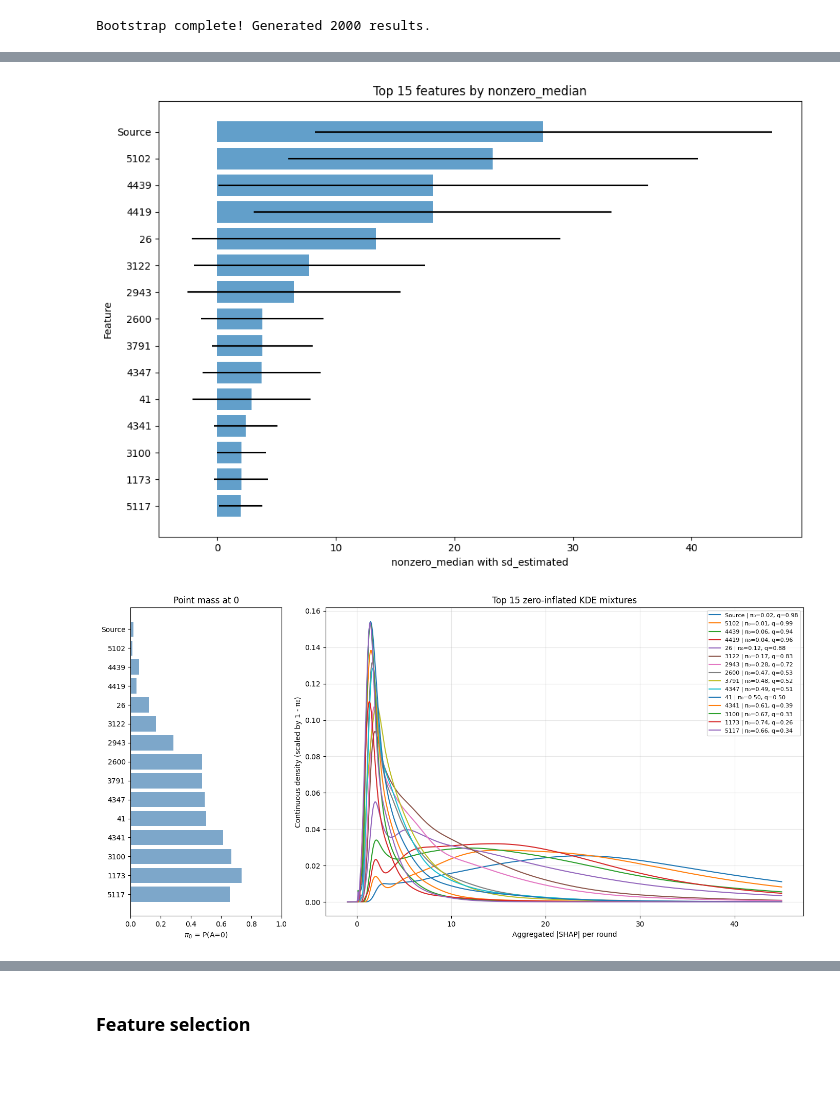
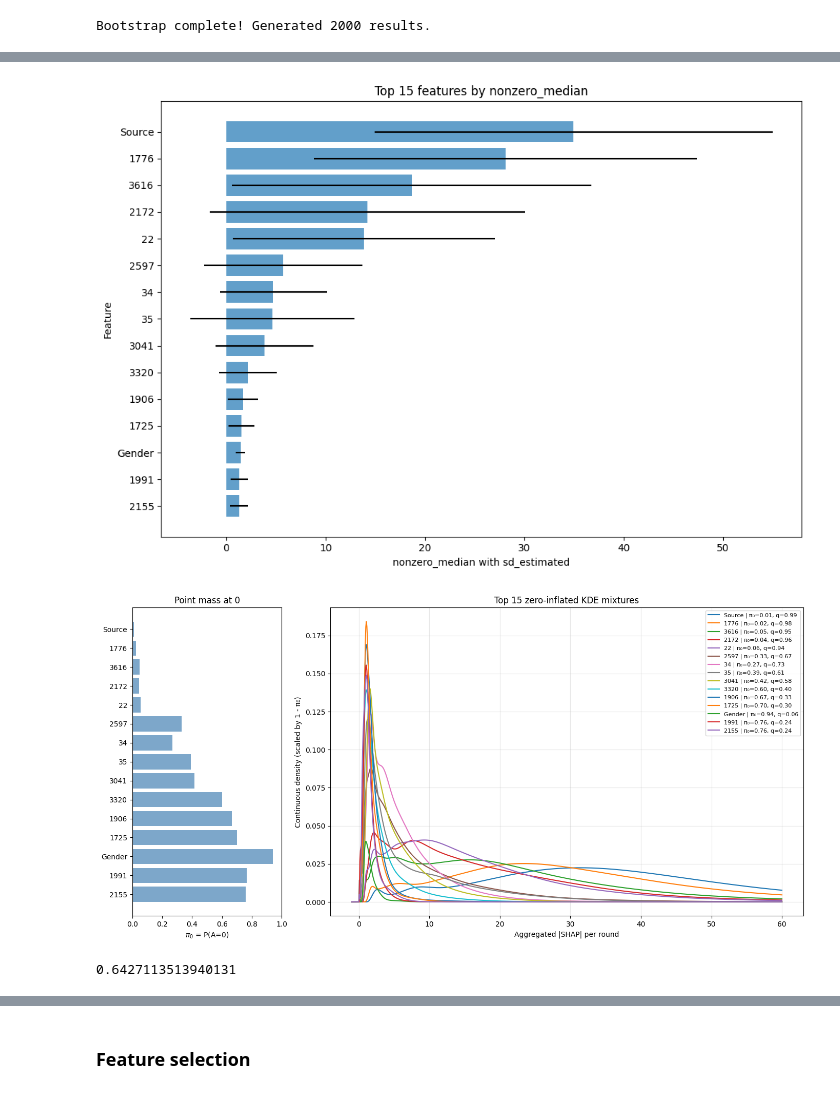
Before and after one commit to Lanxin-Xiang/RobustSHAP, a Jupyter notebook: golub_kernel.ipynb, the cells around one changed output, grey strips where cells are left out. Drawn from its saved outputs; the diff is of its cells as text; code cells hidden in the pictures.

```diff
--- a/golub_kernel.ipynb
+++ b/golub_kernel.ipynb
@@ -149,7 +149,7 @@ X_gene_standardized[gene_cols] = scaler_genes.fit_transform(X_gene_standardized[
 # %% [markdown]
 ### Clustering
 # %%
-correlation_threshold = 0.7
+correlation_threshold = 0.6
 # %%
 # --- Build distance matrix from absolute correlation ---
 abs_corr = X_gene_standardized.corr(method='pearson').abs()
@@ -1393,7 +1540,7 @@ RESULTS TABLE (SHAP-based Feature Selection):
 
 ✓ SHAP-based feature selection analysis complete!
 # %%
-X_xgb = X_grouped[shap_feature_ranking['feature'].head(51)]
+X_xgb = X_grouped[shap_feature_ranking['feature'].head(36)]
 # %% [markdown]
 ### Bootstrap
 # %%
@@ -1486,18 +1633,22 @@ top_with_error = plot_top_feature_with_error(
     score_col="nonzero_median",
 )
 # %% [output]
-[figure, old version]
+[figure, new version]
 # %%
 lgb_top = plot_top_feature_density(
     xgb_feature_kde,
     top_k=15,
     score_col="nonzero_median",
     x_min = -1,
     log_x=True,
-    x_max=45
+    x_max=60
 )
 # %% [output]
-[figure, old version]
+[figure, new version]
+# %%
+np.corrcoef(X_grouped['1776'], X_grouped['3616'])[0, 1]
+# %% [output]
+0.6427113513940131
 # %%
 plot_feature_level_kde_with_hist(
     feature_level_df=xgb_feature_kde,
```
Also changed, not shown: parts of 37 cells of this notebook.
